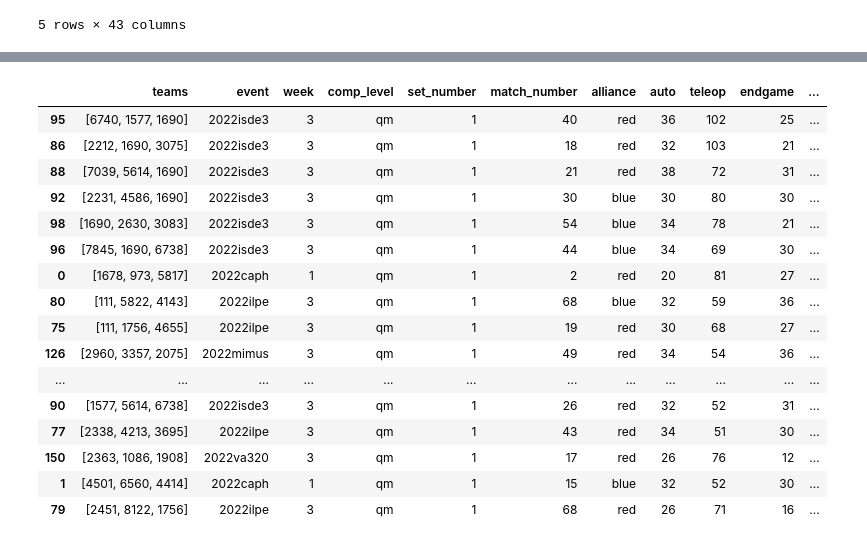
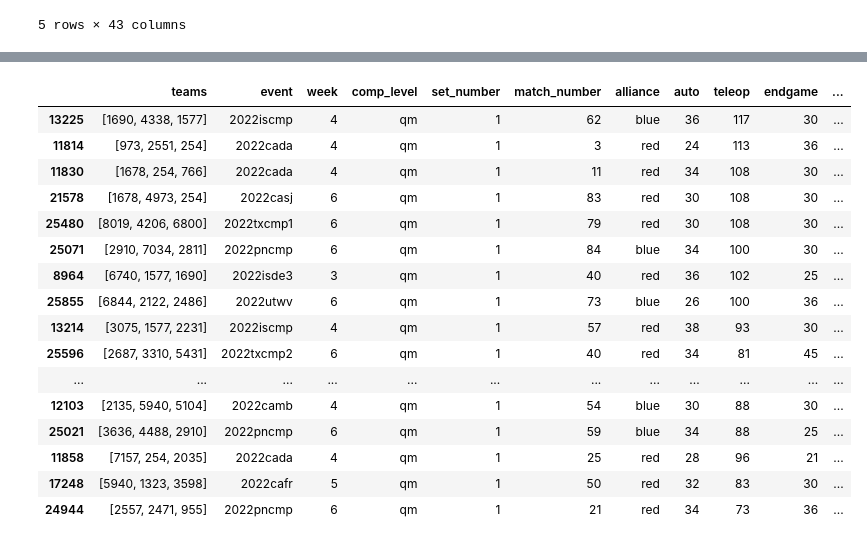
Before and after one commit to avgupta456/statbotics-scripts, a Jupyter notebook: 2022/100 Point Matches.ipynb, the cells around one changed output, grey strips where cells are left out. Drawn from its saved outputs; the diff is of its cells as text; code cells hidden in the pictures.

```diff
--- a/2022/100 Point Matches.ipynb
+++ b/2022/100 Point Matches.ipynb
@@ -32,31 +60,18 @@ matches_df.head()
 # %%
-out = []
-for _, m in matches_df[(matches_df.red_no_fouls >= 100) | (matches_df.blue_no_fouls >= 100)].iterrows():
-    for alliance in ["red", "blue"]:
-        if m[alliance + "_no_fouls"] < 100:
-            continue
+matches_100_df = all_matches_df[all_matches_df.score >= 100]
 
-        out.append({
-            "teams": [int(x) for x in m[alliance].split(",")],
-            "event": m.event,
-            "week": m.week,
-            "comp_level": m.comp_level,
-            "set_number": m.set_number,
-            "match_number": m.match_number,
-            "alliance": alliance,
-            "auto": int(m[alliance + "_auto"]),
-            "teleop": int(m[alliance + "_teleop"]),
-            "endgame": int(m[alliance + "_endgame"]),
-            "score": int(m[alliance + "_no_fouls"]),
-            "cargo_rp": bool(m[alliance + "_rp_1"]),
-            "hanger_rp": bool(m[alliance + "_rp_2"]),
-        })
+print(matches_df.shape[0])
+print(matches_100_df.shape[0])
+print()
 
-matches_100_df = pd.DataFrame(out)
-display(matches_100_df.sort_values(by=["score"], ascending=False).head(20))
+print(matches_df.groupby("week").agg("count")["red"].tolist())
+print(matches_100_df.groupby("week").agg("count")["teams"].tolist())
+print()
 
-teams = []
-for t in matches_100_df.teams:
-    teams.extend(t)
-sorted([x for x in dict(Counter(teams)).items() if x[1] > 6], key=lambda x:-x[1])
+for score in range(100, 210, 10):
+    print(str(score) + "-" + str(score + 9), end="\t\t")
+    for week in range(1, 7):
+        temp_df = matches_100_df[(matches_100_df.score >= score) & (matches_100_df.score < score + 10) & (matches_100_df.week == week)]
+        print(temp_df.shape[0], end="\t")
+    print()
 # %% [output]
@@ -89,26 +177,26 @@ sorted([x for x in dict(Counter(teams)).items() if x[1] > 6], key=lambda x:-x[1]
 # %%
 qm_matches_100_df = matches_100_df[matches_100_df.comp_level == "qm"]
 display(qm_matches_100_df.sort_values(by=["score"], ascending=False).head(20))
 
 teams = []
 for t in qm_matches_100_df.teams:
     teams.extend(t)
-sorted([x for x in dict(Counter(teams)).items() if x[1] > 2], key=lambda x:-x[1])
+sorted([x for x in dict(Counter(teams)).items() if x[1] >= 10], key=lambda x:-x[1])
 # %% [output]
 |  | teams | event | week | comp_level | set_number | match_number | alliance | auto | teleop | endgame | ... |
-| 95 | [6740, 1577, 1690] | 2022isde3 | 3 | qm | 1 | 40 | red | 36 | 102 | 25 | ... |
-| 86 | [2212, 1690, 3075] | 2022isde3 | 3 | qm | 1 | 18 | red | 32 | 103 | 21 | ... |
-| 88 | [7039, 5614, 1690] | 2022isde3 | 3 | qm | 1 | 21 | red | 38 | 72 | 31 | ... |
-| 92 | [2231, 4586, 1690] | 2022isde3 | 3 | qm | 1 | 30 | blue | 30 | 80 | 30 | ... |
-| 98 | [1690, 2630, 3083] | 2022isde3 | 3 | qm | 1 | 54 | blue | 34 | 78 | 21 | ... |
-| 96 | [7845, 1690, 6738] | 2022isde3 | 3 | qm | 1 | 44 | blue | 34 | 69 | 30 | ... |
-| 0 | [1678, 973, 5817] | 2022caph | 1 | qm | 1 | 2 | red | 20 | 81 | 27 | ... |
-| 80 | [111, 5822, 4143] | 2022ilpe | 3 | qm | 1 | 68 | blue | 32 | 59 | 36 | ... |
-| 75 | [111, 1756, 4655] | 2022ilpe | 3 | qm | 1 | 19 | red | 30 | 68 | 27 | ... |
-| 126 | [2960, 3357, 2075] | 2022mimus | 3 | qm | 1 | 49 | red | 34 | 54 | 36 | ... |
+| 13225 | [1690, 4338, 1577] | 2022iscmp | 4 | qm | 1 | 62 | blue | 36 | 117 | 30 | ... |
+| 11814 | [973, 2551, 254] | 2022cada | 4 | qm | 1 | 3 | red | 24 | 113 | 36 | ... |
+| 11830 | [1678, 254, 766] | 2022cada | 4 | qm | 1 | 11 | red | 34 | 108 | 30 | ... |
+| 21578 | [1678, 4973, 254] | 2022casj | 6 | qm | 1 | 83 | red | 30 | 108 | 30 | ... |
+| 25480 | [8019, 4206, 6800] | 2022txcmp1 | 6 | qm | 1 | 79 | red | 30 | 108 | 30 | ... |
+| 25071 | [2910, 7034, 2811] | 2022pncmp | 6 | qm | 1 | 84 | blue | 34 | 100 | 30 | ... |
+| 8964 | [6740, 1577, 1690] | 2022isde3 | 3 | qm | 1 | 40 | red | 36 | 102 | 25 | ... |
+| 25855 | [6844, 2122, 2486] | 2022utwv | 6 | qm | 1 | 73 | blue | 26 | 100 | 36 | ... |
+| 13214 | [3075, 1577, 2231] | 2022iscmp | 4 | qm | 1 | 57 | red | 38 | 93 | 30 | ... |
+| 25596 | [2687, 3310, 5431] | 2022txcmp2 | 6 | qm | 1 | 40 | red | 34 | 81 | 45 | ... |
 | ... | ... | ... | ... | ... | ... | ... | ... | ... | ... | ... | ... |
-| 90 | [1577, 5614, 6738] | 2022isde3 | 3 | qm | 1 | 26 | red | 32 | 52 | 31 | ... |
-| 77 | [2338, 4213, 3695] | 2022ilpe | 3 | qm | 1 | 43 | red | 34 | 51 | 30 | ... |
-| 150 | [2363, 1086, 1908] | 2022va320 | 3 | qm | 1 | 17 | red | 26 | 76 | 12 | ... |
-| 1 | [4501, 6560, 4414] | 2022caph | 1 | qm | 1 | 15 | blue | 32 | 52 | 30 | ... |
-| 79 | [2451, 8122, 1756] | 2022ilpe | 3 | qm | 1 | 68 | red | 26 | 71 | 16 | ... |
+| 12103 | [2135, 5940, 5104] | 2022camb | 4 | qm | 1 | 54 | blue | 30 | 88 | 30 | ... |
+| 25021 | [3636, 4488, 2910] | 2022pncmp | 6 | qm | 1 | 59 | blue | 34 | 88 | 25 | ... |
+| 11858 | [7157, 254, 2035] | 2022cada | 4 | qm | 1 | 25 | red | 28 | 96 | 21 | ... |
+| 17248 | [5940, 1323, 3598] | 2022cafr | 5 | qm | 1 | 50 | red | 32 | 83 | 30 | ... |
+| 24944 | [2557, 2471, 955] | 2022pncmp | 6 | qm | 1 | 21 | red | 34 | 73 | 36 | ... |
```
Also changed, not shown: parts of 12 cells of this notebook, 23 other files.
